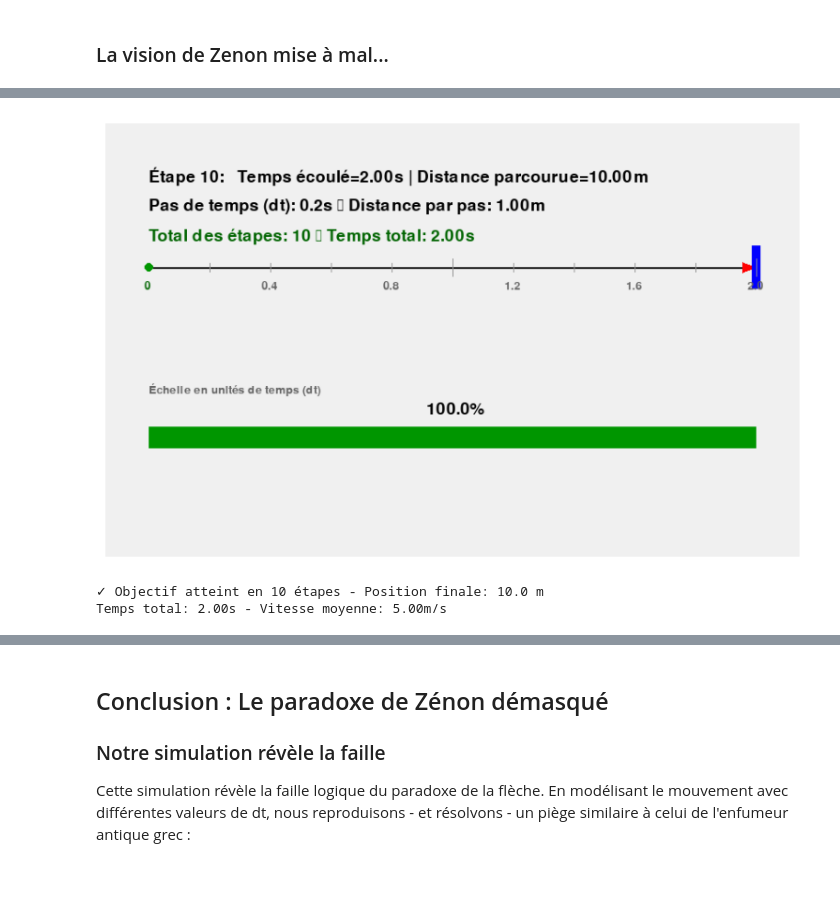
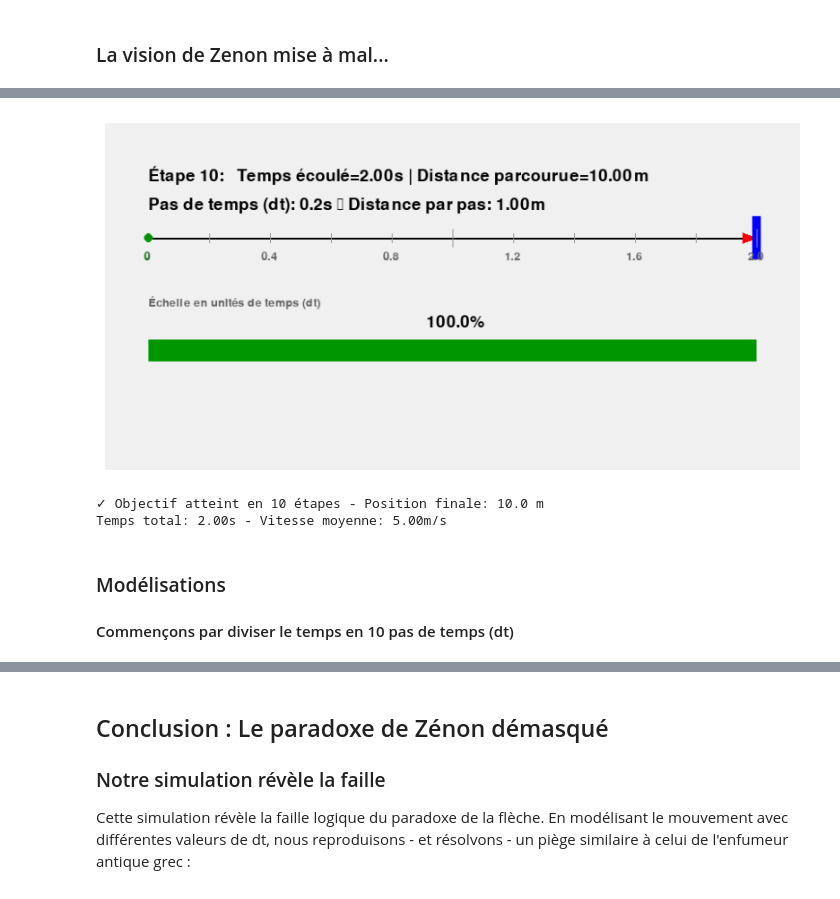
Before and after one commit to Paul-Emmanuel-Buffe/zeno-paradoxes-, a Jupyter notebook: zeno_paradoxes.ipynb, the cells around one changed output, grey strips where cells are left out. Saved outputs shown, nothing was run; the diff lists cells and outputs as text; code cells hidden in the pictures.

Commit message:
Arrow ready for display

```diff
--- a/zeno_paradoxes.ipynb
+++ b/zeno_paradoxes.ipynb
@@ -449,17 +435,11 @@ Hello from the pygame community. https://www.pygame.org/contribute.html
 # %% [markdown]
 ### Zenon prétend que ceci est une illusion
 # %%
-import pygame
-import numpy as np
-import matplotlib.pyplot as plt
-from IPython.display import clear_output
-import time
-
 # Initialiser pygame
 pygame.init()
 
 # Paramètres
-v = 100
+v = 500
 distance = 10
 dt = 0.002
 width, height = 600, 220
@@ -518,7 +498,7 @@ arrow_tip_x = end_x + target_w//2
 surface.fill((240, 240, 240))
 
 # Ajouter le titre en haut à gauche
-title_font = pygame.font.SysFont(None, 24)  # Taille réduite
+title_font = pygame.font.SysFont(None, 24)
 left_title_text = title_font.render("Vous vous trompez si vous croyez que la flèche bouge....", True, (0, 0, 0))
 left_title_rect = left_title_text.get_rect(topleft=(20, 15))
 surface.blit(left_title_text, left_title_rect)
@@ -612,10 +533,4 @@ Début: t=0s → position=0m
 # %%
-import pygame
-import numpy as np
-import matplotlib.pyplot as plt
-from IPython.display import display, clear_output
-import time
-
 # Initialiser pygame
 pygame.init()
 
@@ -623,7 +538,7 @@ pygame.init()
 v = 5
 distance = 10
 dt = 0.2
-width, height = 800, 500
+width, height = 800, 400
 surface = pygame.Surface((width, height))
 
 # Initialisation
@@ -677,8 +592,7 @@ def draw_frame(x_progress, t, step):
     # Texte info
     surface.blit(font.render(f"Étape {step}:   Temps écoulé={t:.2f}s | Distance parcourue={x_progress*distance:.2f}m", True, (0,0,0)), (50,50))
     surface.blit(font.render(f"Pas de temps (dt): {dt}s → Distance par pas: {dt*v:.2f}m", True, (0,0,0)), (50,85))
-    if x_progress >= 1.0:
-        surface.blit(font.render(f"Total des étapes: {step} → Temps total: {t:.2f}s", True, (0,100,0)), (50,120))
+
 
     # Barre de progression
     bar_y = height - 150
@@ -687,33 +601,37 @@ def draw_frame(x_progress, t, step):
     pygame.draw.rect(surface, (0, 150, 0), (50, bar_y, int((width-100) * x_progress), bar_height))
 
     # Pourcentage
     surface.blit(font.render(f"{x_progress*100:.1f}%", True, (0,0,0)), (width//2-30, bar_y-30))
     surface.blit(small_font.render("Échelle en unités de temps (dt)", True, (100,100,100)), (50, bar_y-50))
 
     # Affichage matplotlib
     img = np.transpose(pygame.surfarray.array3d(surface), (1,0,2))
     plt.figure(figsize=(10,6))
     plt.imshow(img)
     plt.axis('off')
     plt.show()
 
 # Affichage initial
 draw_frame(0, t, step)
 print(f"Début: t={round(t,2)}s → position={round(x,2)}m")
 
 # Simulation
 while x < distance:
     time.sleep(0.8)
     x_progress = min(x / distance, 1.0)
     draw_frame(x_progress, t, step)
     print(f"Étape {step}:   Temps écoulé ={round(t,3)} → position={round(x,2)}m (+{round(dt*v,2)}m)")
     x += dt*v; t += dt; step += 1
     clear_output(wait=True)
 
 draw_frame(1.0, t, step)
 print(f"✓ Objectif atteint en {step} étapes - Position finale: {round(x,4)} m")
 print(f"Temps total: {t:.2f}s - Vitesse moyenne: {distance/t:.2f}m/s")
 # %% [output]
-[figure, old version]
+[figure, new version]
 ✓ Objectif atteint en 10 étapes - Position finale: 10.0 m
 Temps total: 2.00s - Vitesse moyenne: 5.00m/s
+# %% [markdown]
+### Modélisations
+
+#### Commençons par diviser le temps en 10 pas de temps (dt)
```
Also changed, not shown: parts of 11 cells of this notebook.
